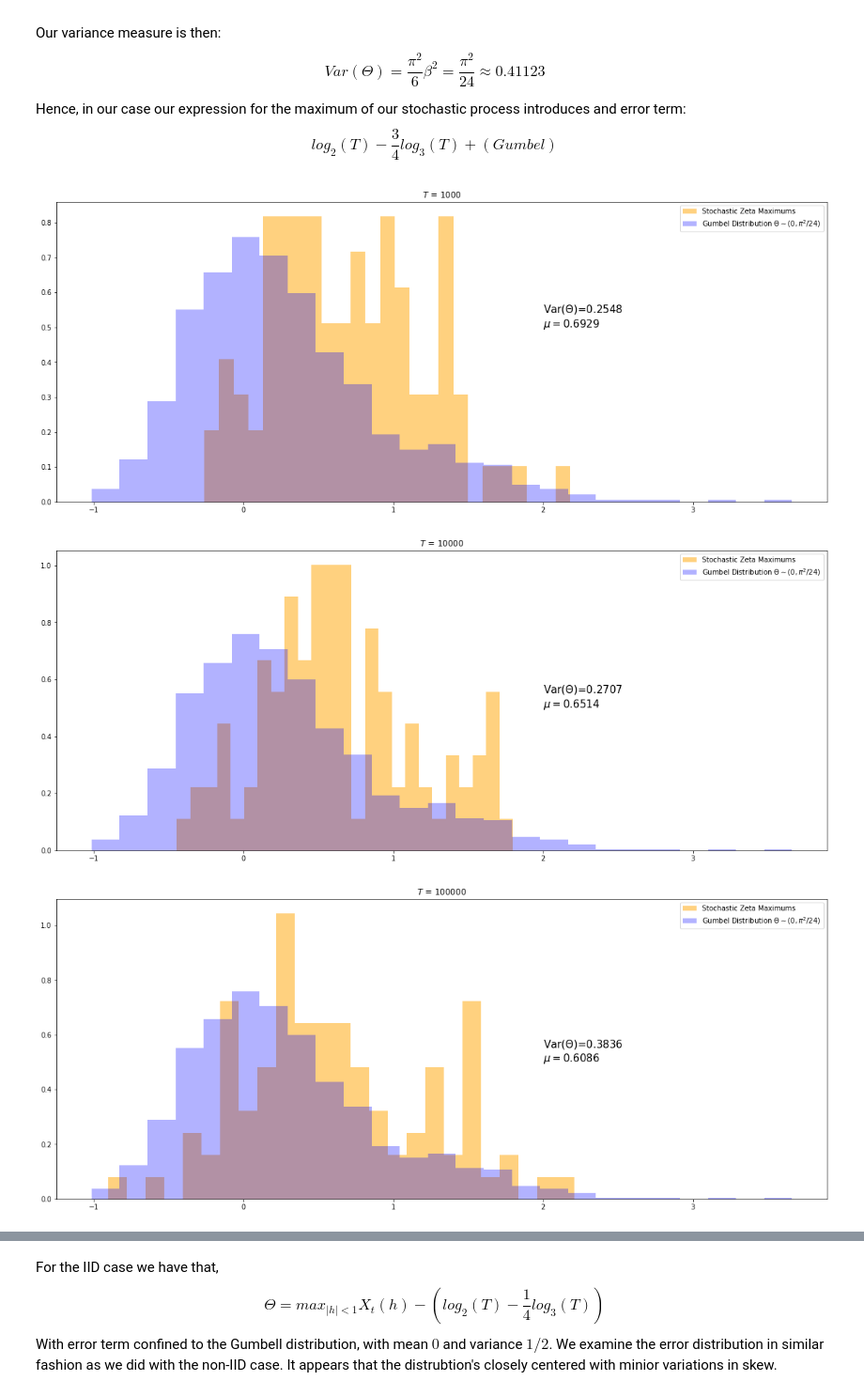
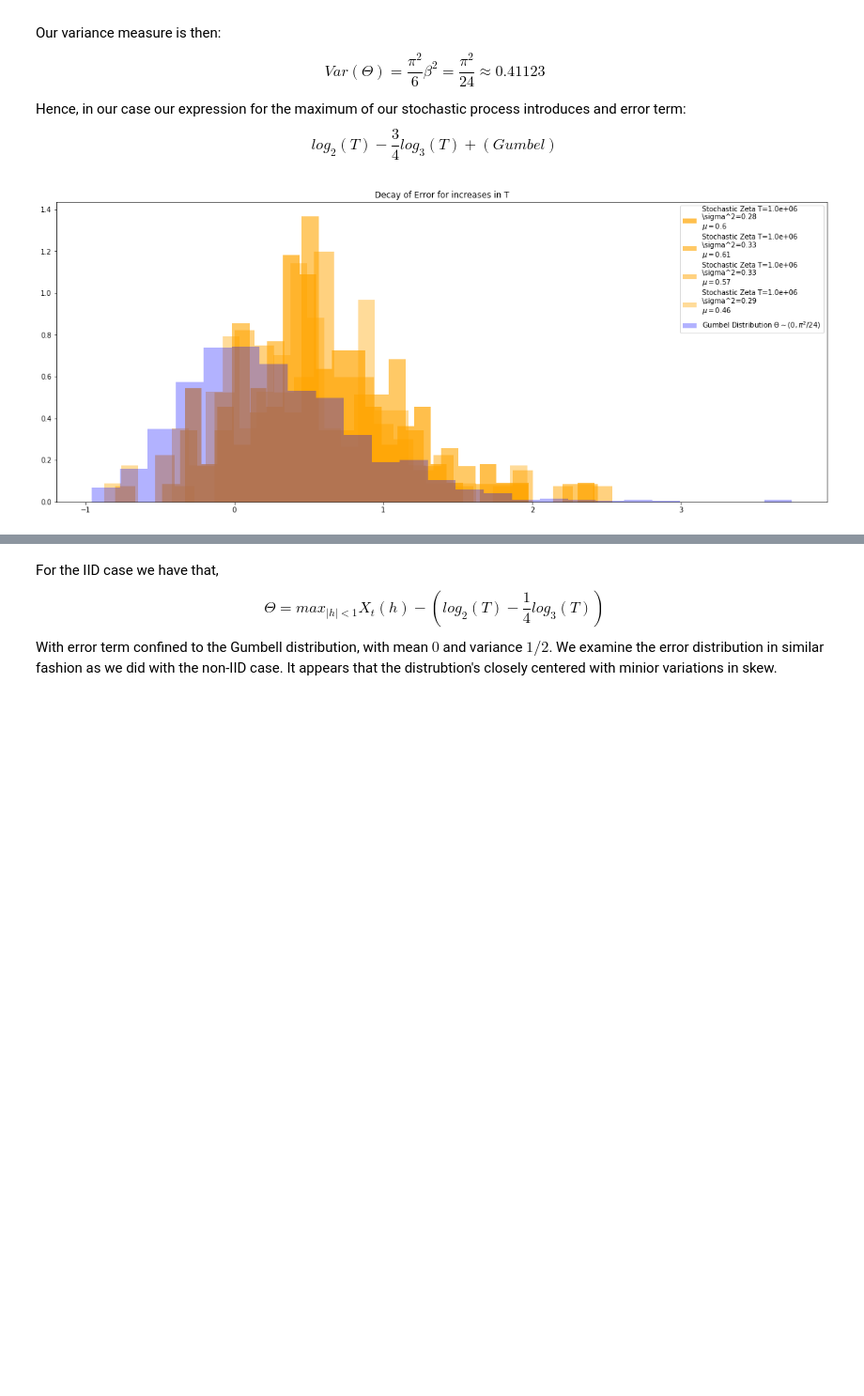
Before and after one commit to Raj9898/Random_Zeta, a Jupyter notebook: Zeta Function Simulation.ipynb, the cells around one changed output, grey strips where cells are left out. Shown at 94% size. Saved outputs shown, nothing was run; the diff lists cells and outputs as text; code cells hidden in the pictures; blank space fills up the shorter version.

```diff
--- a/Zeta Function Simulation.ipynb
+++ b/Zeta Function Simulation.ipynb
@@ -119,3 +119,17 @@ except FileNotFoundError:
 # %% [output]
 File found, returning prime list...
 Primes returned up to 99999989
+# %%
+# author: Bruno Astrolino E Silva (a.k.a Robert William Hanks)
+# https://stackoverflow.com/questions/2068372/fastest-way-to-list-all-primes-below-n/3035188#3035188
+def primesfrom2to(n:int) -> np.array:
+    """ Input n>=6, Returns a array of primes, 2 <= p < n """
+    sieve = np.ones(n//3 + (n%6==2), dtype=np.bool)
+    for i in range(1,int(n**0.5)//3+1):
+        if sieve[i]:
+            k=3*i+1|1
+            sieve[       k*k//3     ::2*k] = False
+            sieve[k*(k-2*(i&1)+4)//3::2*k] = False
+    return np.r_[2,3,((3*np.nonzero(sieve)[0][1:]+1)|1)]
+# %%
+prime_num = primesfrom2to(int(1e12))
@@ -281,29 +315,31 @@ $$log_2(T) - \frac{3}{4}log_3(T) + (Gumbel)$$
 # %%
 bins = 25
 cVar = 0
+# gumbel distribution with mean 0 and beta 0.5
 gumbel_dist = gumbel_r.rvs(loc=0, scale=0.5, size=1000)
+T_stamps = [int(1e3), int(1e4), int(1e5), int(1e6)]
+a_term = 0.7
+
+plt.figure(figsize=(20, 8))
+plt.title('Decay of Error for increases in T')
 
 # changes in T over time from 10^3 - 10^6
-for t in [int(1e3), int(1e4), int(1e5), int(1e6)]:
+for t in T_stamps:
     temp = np.array([[zetaStochastic(h=i, T=t, prime_list=prime_num) for i in x] for _ in range(sims)]).reshape(sims, x.size)
     error = (temp.max(axis=1)-stoch_max(t))
 
     # computing the variance and average of the function
-    cVar = round(np.var(error), 4)
-    average = np.average(error)
+    cVar = round(np.var(error), 2)
+    average = round(np.average(error),2)
 
     # re-centered normal distrubtion to observe the shape of the hist (variance pi^2/24)
-    plt.figure(figsize=(20, 8))
-    plt.hist(error, bins=bins, alpha=0.5, color='orange', density=True,
-             label="Stochastic Zeta Maximums")
-    plt.hist(gumbel_dist, bins=bins, alpha=0.3, color='blue',
-             label="Gumbel Distribution $\Theta \sim (0,\pi^2/24)$", density=True)
-    plt.title('$T$ = {}'.format(t))
-    plt.text(2, 0.5, 'Var($\Theta$)={}\n$\mu={}$'.format(cVar, round(average, 4)),
-             size=15)
-    plt.legend()
-    plt.show()
+    plt.hist(error, bins=bins, alpha=a_term, color='orange', density=True,
+             label="Stochastic Zeta T={}\n$\sigma^2={}$\n$\mu={}$ ".format('%.1e' % i, cVar, average))
+    a_term -= 0.1
+
+plt.hist(gumbel_dist, bins=bins, alpha=0.3, color='blue',
+         label="Gumbel Distribution $(0,1/2)$", density=True)
+plt.legend()
+plt.show()
 # %% [output]
-[figure, old version]
+[figure, new version]
-[figure, removed]
-[figure, removed]
```
Also changed, not shown: parts of 6 cells of this notebook.
